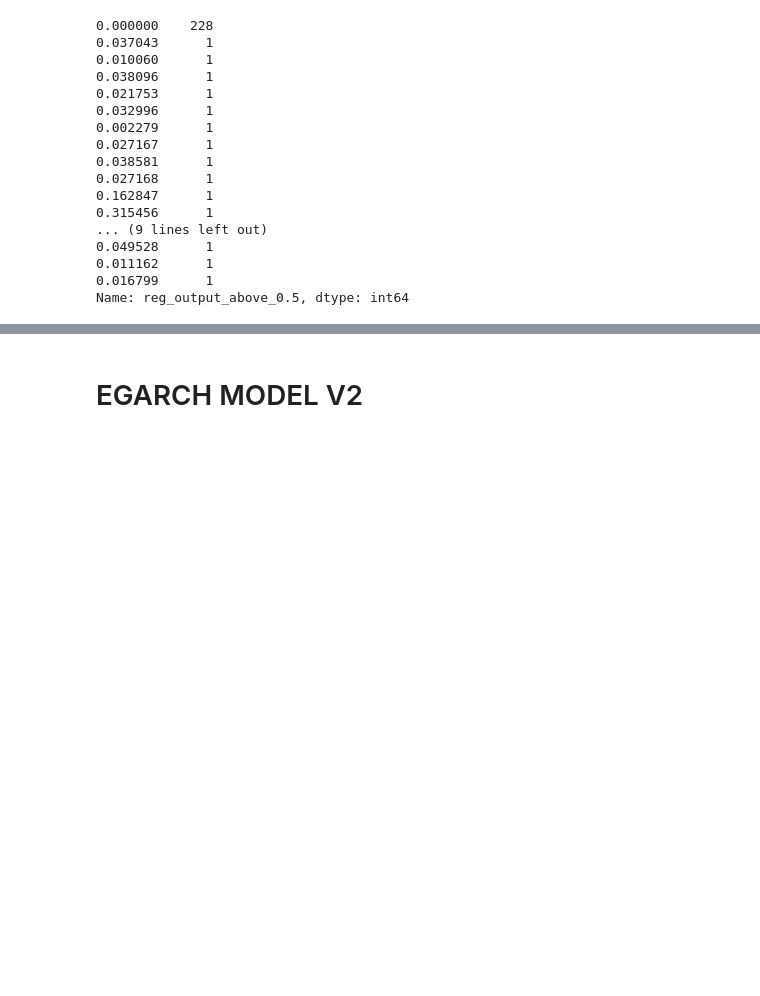
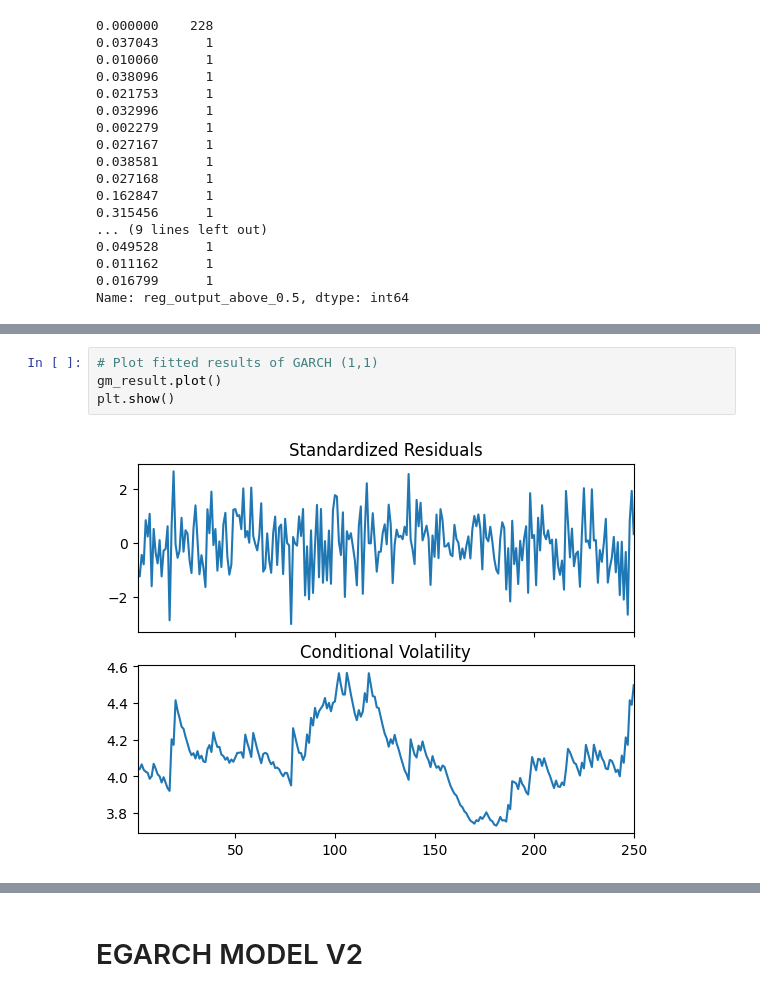
Before and after one commit to Maartenmoes9/Thesis_30_ECTS, a Jupyter notebook: GARCH_Oliver.ipynb, the cells around one changed output, grey strips where cells are left out. Drawn from its saved outputs; the diff is of its cells as text; blank space fills up the shorter version.

Commit message:
Latest version of the GARCH file

```diff
--- a/GARCH_Oliver.ipynb
+++ b/GARCH_Oliver.ipynb
@@ -175 +219,7 @@ Volatility Model
 Covariance estimator: robust
+# %%
+# Plot fitted results of GARCH (1,1)
+gm_result.plot()
+plt.show()
+# %% [output]
+[figure, added]
```
Also changed, not shown: parts of 38 cells of this notebook.
